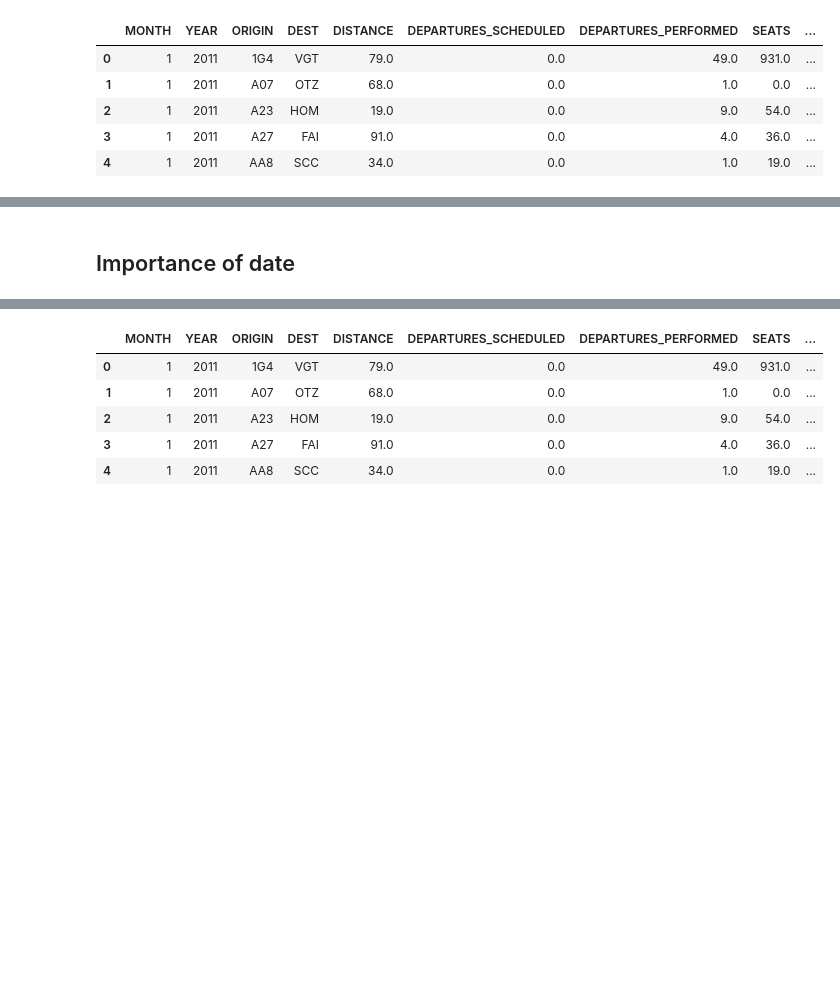
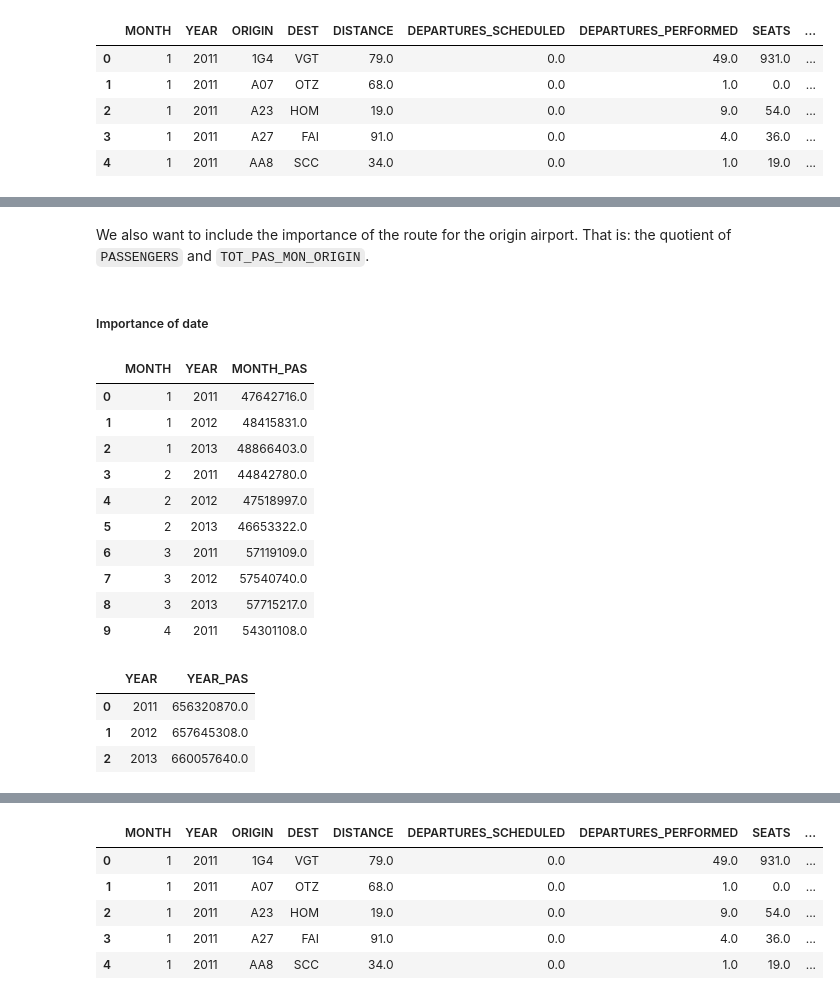
Before and after one commit to henrique-britoleao/air_passenger_traffic, a Jupyter notebook: data_treating.ipynb, the cells around one changed output, grey strips where cells are left out. Cells and saved outputs as stored; diff of their text form; code cells hidden in the pictures; blank space fills up the shorter version.

```diff
--- a/data_treating.ipynb
+++ b/data_treating.ipynb
@@ -289,2 +273,6 @@ flight.loc[flight['ORIGIN']=='LAX', :]
+# %% [markdown]
+We also want to include the importance of the route for the origin airport. That is: the quotient of `PASSENGERS` and `TOT_PAS_MON_ORIGIN`.
+# %%
+flight['IMPORT_ROUTE'] = flight['PASSENGERS']/flight['TOT_PAS_MON_ORIGIN']
 # %% [markdown]
-## Importance of date
+##### Importance of date
@@ -292,0 +279,28 @@ date_df = flight.copy()
+# %%
+month_totals = flight[['MONTH', 'YEAR', 'PASSENGERS']].groupby(
+    ['MONTH', 'YEAR'], as_index=False
+                                                                    ).sum()
+month_totals.rename(columns={'PASSENGERS': 'MONTH_PAS'}, inplace=True)
+month_totals.head(10)
+# %% [output]
+|  | MONTH | YEAR | MONTH_PAS |
+| 0 | 1 | 2011 | 47642716.0 |
+| 1 | 1 | 2012 | 48415831.0 |
+| 2 | 1 | 2013 | 48866403.0 |
+| 3 | 2 | 2011 | 44842780.0 |
+| 4 | 2 | 2012 | 47518997.0 |
+| 5 | 2 | 2013 | 46653322.0 |
+| 6 | 3 | 2011 | 57119109.0 |
+| 7 | 3 | 2012 | 57540740.0 |
+| 8 | 3 | 2013 | 57715217.0 |
+| 9 | 4 | 2011 | 54301108.0 |
+# %%
+year_totals = month_totals[['YEAR', 'MONTH_PAS']].groupby(
+    ['YEAR'], as_index=False).sum()
+year_totals.rename(columns={'MONTH_PAS': 'YEAR_PAS'}, inplace=True)
+year_totals.head()
+# %% [output]
+|  | YEAR | YEAR_PAS |
+| 0 | 2011 | 656320870.0 |
+| 1 | 2012 | 657645308.0 |
+| 2 | 2013 | 660057640.0 |
```
Also changed, not shown: parts of 18 cells of this notebook, 1 other file.
